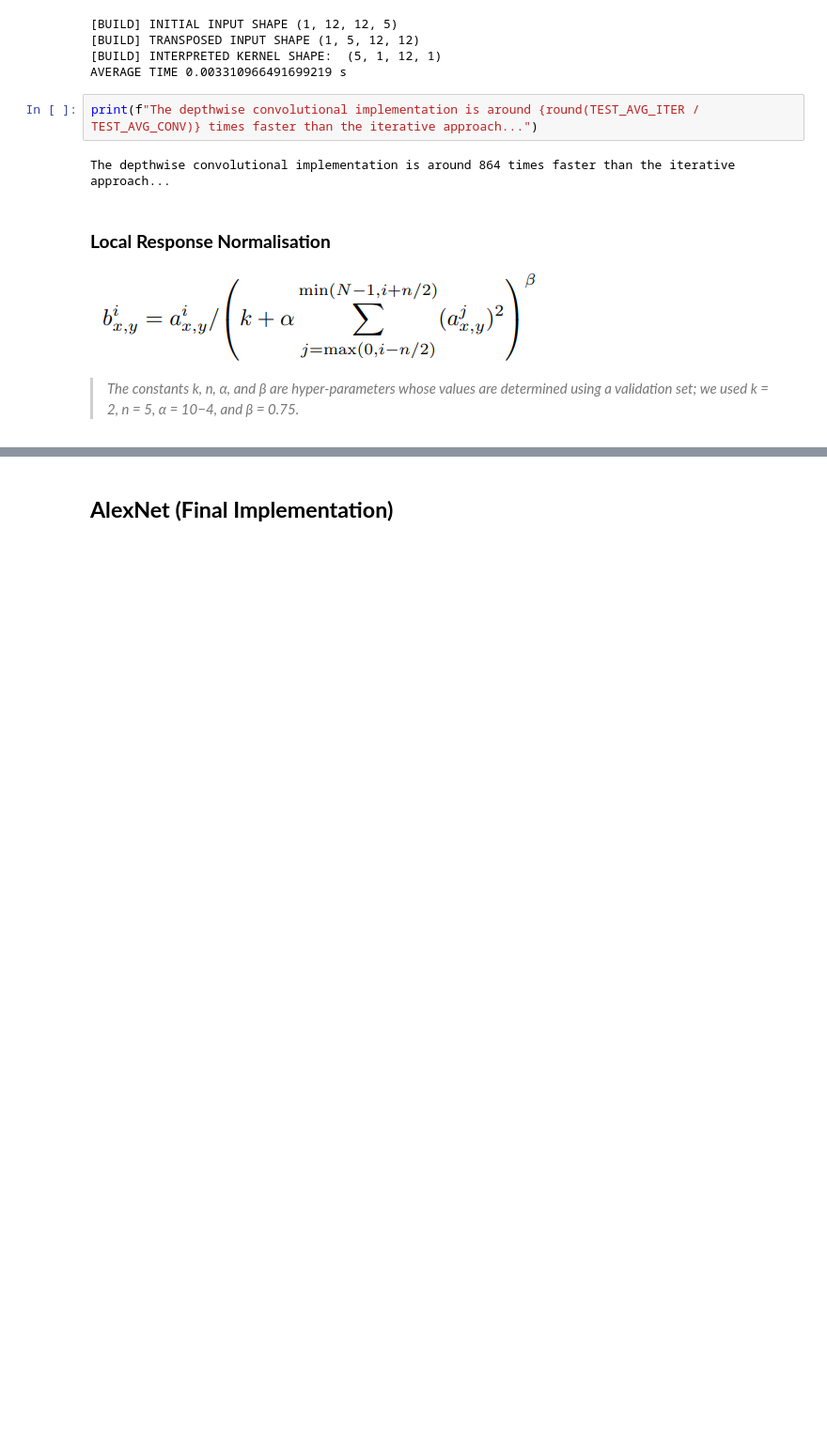
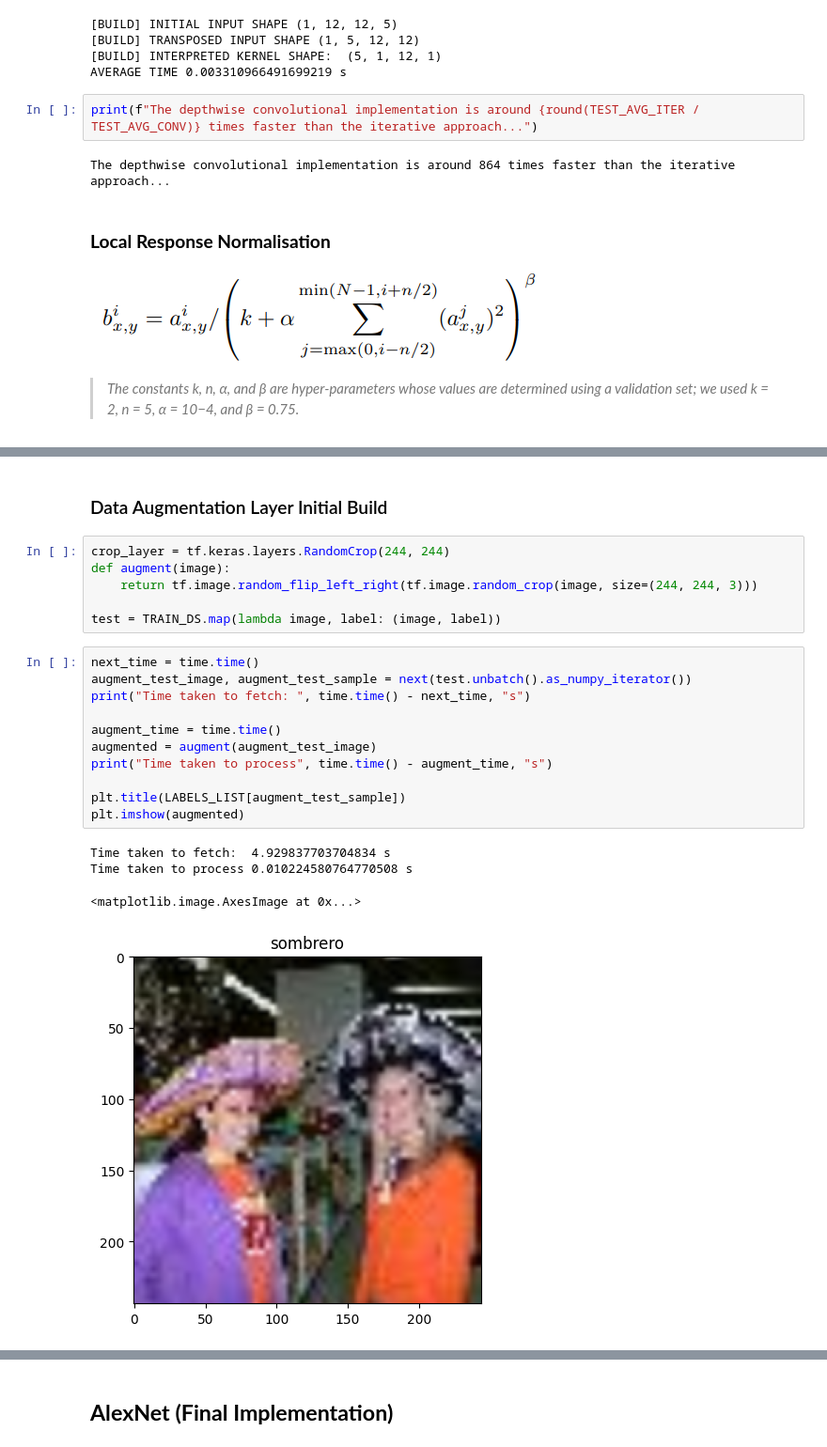
Before and after one commit to OmPanchal/AlexNet-using-tensorflow, a Jupyter notebook: AlexNet.ipynb, the cells around one changed output, grey strips where cells are left out. Shown at 94% size. Cells and saved outputs as stored; diff of their text form; blank space fills up the shorter version.

Commit message:
Added one of the data augmentation methods

```diff
--- a/AlexNet.ipynb
+++ b/AlexNet.ipynb
@@ -271,0 +251,24 @@ array([[0.59150094, 1.1760018 , 1.7478831 , 2.3313618 , 2.9184659 ],
+# %% [markdown]
+### Data Augmentation Layer Initial Build
+# %%
+crop_layer = tf.keras.layers.RandomCrop(244, 244)
+def augment(image):
+    return tf.image.random_flip_left_right(tf.image.random_crop(image, size=(244, 244, 3)))
+
+test = TRAIN_DS.map(lambda image, label: (image, label))
+# %%
+next_time = time.time()
+augment_test_image, augment_test_sample = next(test.unbatch().as_numpy_iterator())
+print("Time taken to fetch: ", time.time() - next_time, "s")
+
+augment_time = time.time()
+augmented = augment(augment_test_image)
+print("Time taken to process", time.time() - augment_time, "s")
+
+plt.title(LABELS_LIST[augment_test_sample])
+plt.imshow(augmented)
+# %% [output]
+Time taken to fetch:  4.929837703704834 s
+Time taken to process 0.010224580764770508 s
+<matplotlib.image.AxesImage at 0x...>
+[figure, added]
```
Also changed, not shown: parts of 6 cells of this notebook.
